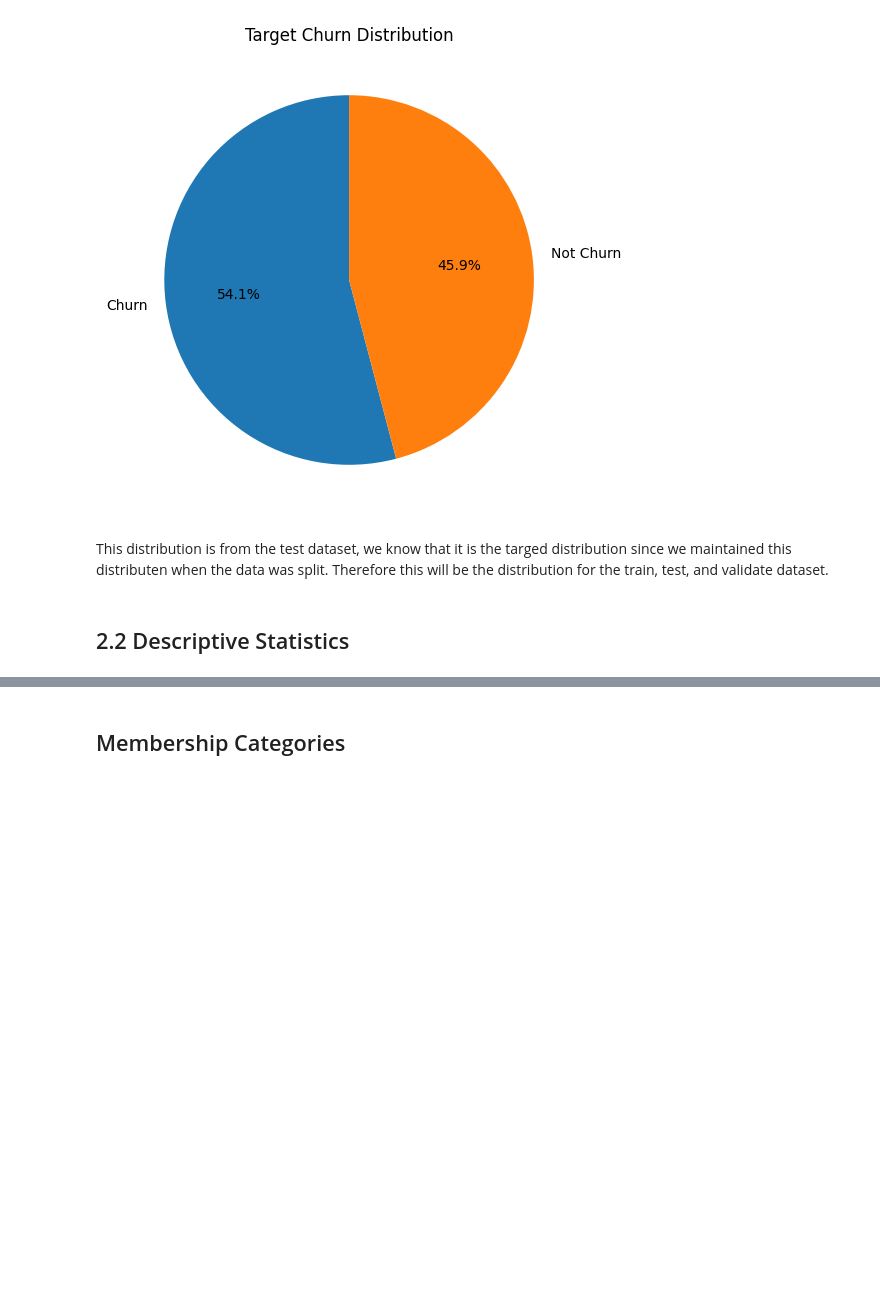
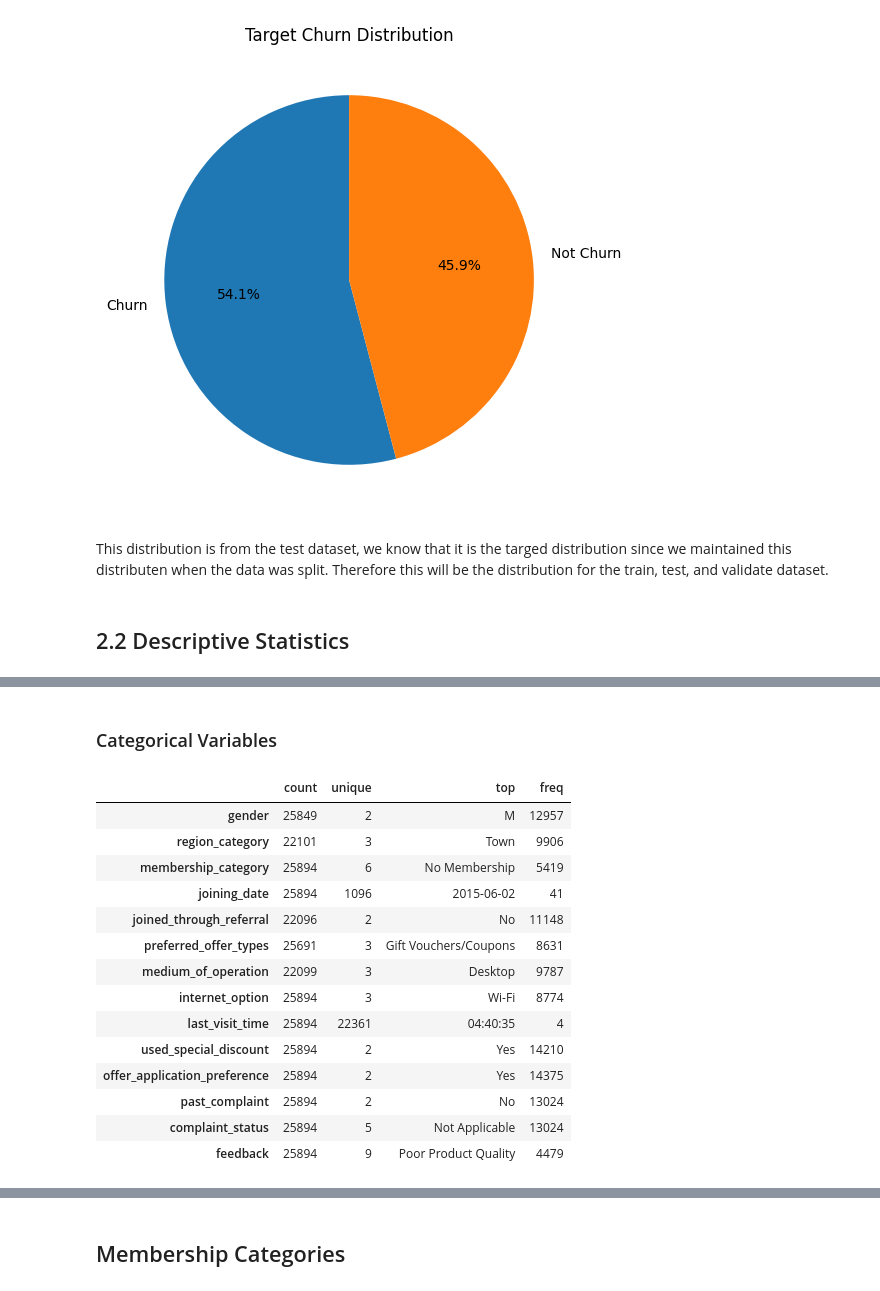
Before and after one commit to CMPE252/Customer-Churn-Prediction-Using-Machine-Learning, a Jupyter notebook: notebook/CMPE_252_Customer_Churn_Prediction.ipynb, the cells around one changed output, grey strips where cells are left out. Cells and saved outputs as stored; diff of their text form; code cells hidden in the pictures; blank space fills up the shorter version.

```diff
--- a/notebook/CMPE_252_Customer_Churn_Prediction.ipynb
+++ b/notebook/CMPE_252_Customer_Churn_Prediction.ipynb
@@ -887,0 +899,20 @@ This distribution is from the test dataset, we know that it is the targed distri
+# %% [markdown]
+### Categorical Variables
+# %%
+X_train_eda.describe(include='object').transpose()
+# %% [output]
+|  | count | unique | top | freq |
+| gender | 25849 | 2 | M | 12957 |
+| region_category | 22101 | 3 | Town | 9906 |
+| membership_category | 25894 | 6 | No Membership | 5419 |
+| joining_date | 25894 | 1096 | 2015-06-02 | 41 |
+| joined_through_referral | 22096 | 2 | No | 11148 |
+| preferred_offer_types | 25691 | 3 | Gift Vouchers/Coupons | 8631 |
+| medium_of_operation | 22099 | 3 | Desktop | 9787 |
+| internet_option | 25894 | 3 | Wi-Fi | 8774 |
+| last_visit_time | 25894 | 22361 | 04:40:35 | 4 |
+| used_special_discount | 25894 | 2 | Yes | 14210 |
+| offer_application_preference | 25894 | 2 | Yes | 14375 |
+| past_complaint | 25894 | 2 | No | 13024 |
+| complaint_status | 25894 | 5 | Not Applicable | 13024 |
+| feedback | 25894 | 9 | Poor Product Quality | 4479 |
```
Also changed, not shown: parts of 16 cells of this notebook.
